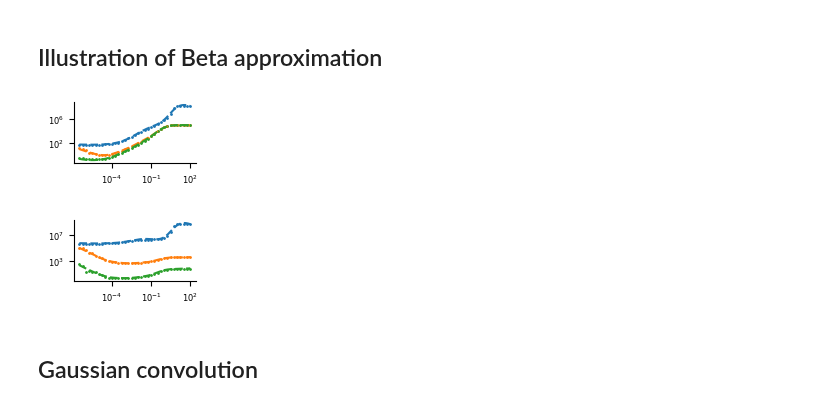
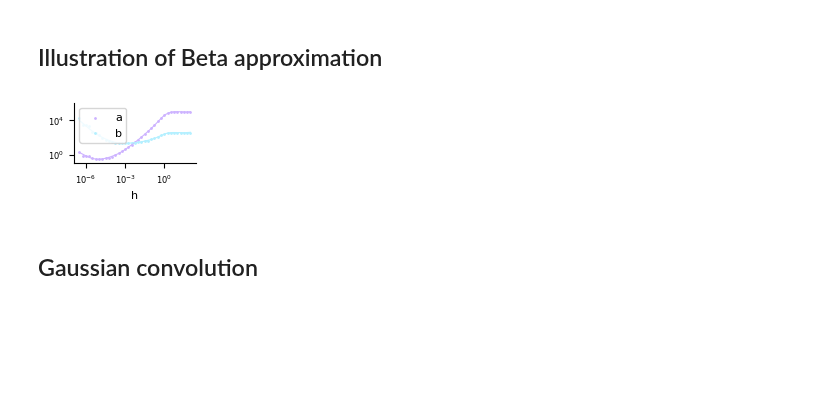
Before and after one commit to sahelazizpour/Finite-Observation-Dynamic-Range, a Jupyter notebook: 6_plot_worklow.ipynb, the cells around one changed output. Cells and saved outputs as stored; diff of their text form; code cells hidden in the pictures; blank space fills up the shorter version.

```diff
--- a/6_plot_worklow.ipynb
+++ b/6_plot_worklow.ipynb
@@ -39,7 +39,8 @@ kwargs_distribution = {
     'bbox_inches': 'tight',
 }
 
-figsize_beta = (3.0*cm, 1.5*cm)
+figsize_beta = (4*cm, 2.0*cm)
 
+focus_windows = [1e0,1e1,1e2,1e3,1e4]
 
-window_colors = ["#008000", "#228B22", "#FFA500", "#FF0000", "#8B0000"]
+with_labels=False
@@ -340,48 +352,62 @@ df = pd.merge(simulations, beta_approximations, on='simulation_id')
 # %%
 lam_select = [0,0.99,0.9999]
 hvals = 10**np.linspace(-6.5, 2, 200)
 
 # different plots for a and b
-figa, axa = plt.subplots(1, 1, figsize=figsize_beta, sharex=True, sharey=False)
-figb, axb = plt.subplots(1, 1, figsize=figsize_beta, sharex=True, sharey=False)
-for lam in lam_select:
-    # load data
-    df_select = df[(df["window"] == win_focus) & (df["lambda"] == lam)]
+fig, ax = plt.subplots(1, 1, figsize=figsize_beta, sharex=True, sharey=False)
+# for lam in lam_select:
+lam = lam_focus
+# load data
+df_select = df[(df["window"] == win_focus) & (df["lambda"] == lam)]
 
-    # get a,b from function approximation
-    avals, bvals = beta_approx(lam * np.ones_like(hvals), win_focus * np.ones_like(hvals), hvals)
+# get a,b from function approximation
+avals, bvals = beta_approx(lam * np.ones_like(hvals), win_focus * np.ones_like(hvals), hvals)
 
-    # make smaller markers
-    ref = axa.scatter(
-        df_select["h"].values, df_select["a"], label=r"$\lambda={}$".format(lam), s=1
-    )
-    axa.plot(hvals, avals, color=ref.get_facecolor()[0], linestyle="--", linewidth=0.8)
+# make smaller markers
+ref = ax.scatter(
+    df_select["h"].values, df_select["a"], s=1, color="#CDB3FF", label="a"
+)
+ax.plot(hvals, avals, color=ref.get_facecolor()[0], linestyle="-", linewidth=0.8)
 
-    axb.scatter(
-        df_select["h"].values, df_select["b"], label=r"$\lambda={}$".format(lam), s=1
-    )
-    axb.plot(hvals, bvals, color=ref.get_facecolor()[0], linestyle="--", linewidth=0.8)
+ref = ax.scatter(
+    df_select["h"].values, df_select["b"], s=1, color="#B3F0FF", label="b"
+)
+ax.plot(hvals, bvals, color=ref.get_facecolor()[0], linestyle="-", linewidth=0.8)
+
 # remove top and right spines
-for ax in [axa,axb]:
-    ax.spines['top'].set_visible(False)
-    ax.spines['right'].set_visible(False)
-    ax.set_yscale('log')
-    ax.set_xscale('log')
-    #ax.set_xlabel("h")
+ax.spines['top'].set_visible(False)
+ax.spines['right'].set_visible(False)
+ax.set_yscale('log')
+ax.set_xscale('log')
+ax.set_ylim(1e-1,1e6)
+ax.set_yticks([1e0, 1e4])
+ax.set_xticks([1e-6, 1e-3, 1e0])
+ax.set_xlabel("h")
+ax.legend()
+
+plt.show()
+
+ax.set_xlabel("")
+# unset legend
+ax.legend().set_visible(False)
+# plot x on top for b
+
+# axb.spines['bottom'].set_visible(False)
+# axb.xaxis.tick_top()
 
 # axes[2].set_xlabel("h")
 #axa.set_ylabel("a")
 #axb.set_ylabel("b")
 
 # make less space between legend entries
 #axa.legend(loc=[0.05,0.55], fontsize=8, labelspacing=0.1)
 
 # save as pdf
-figa.savefig("./figures/fig_methods_MLapprox_a.pdf", **kwargs_distribution)
-figb.savefig("./figures/fig_methods_MLapprox_b.pdf", **kwargs_distribution)
+fig.savefig("./figures/fig_methods_MLapprox.pdf", **kwargs_distribution)
+# figa.savefig("./figures/fig_methods_MLapprox_a.pdf", **kwargs_distribution)
+# figb.savefig("./figures/fig_methods_MLapprox_b.pdf", **kwargs_distribution)
 # %% [output]
-[figure, old version]
+[figure, new version]
-[figure, removed]
 # %% [markdown]
 ##  Gaussian convolution
 # %%
```
Also changed, not shown: parts of 6 cells of this notebook, 1 other file.
